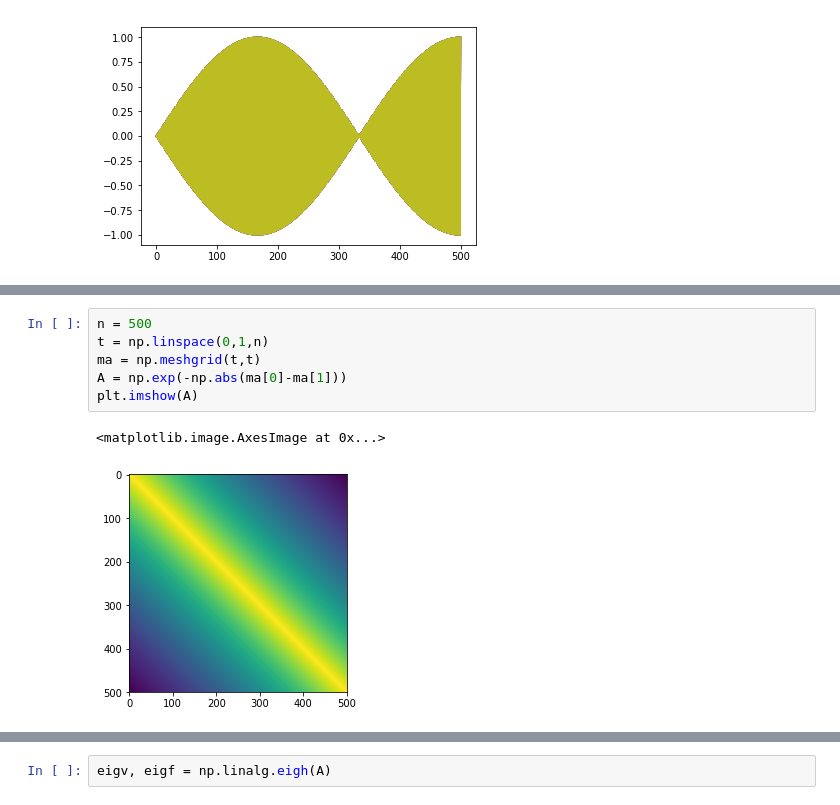
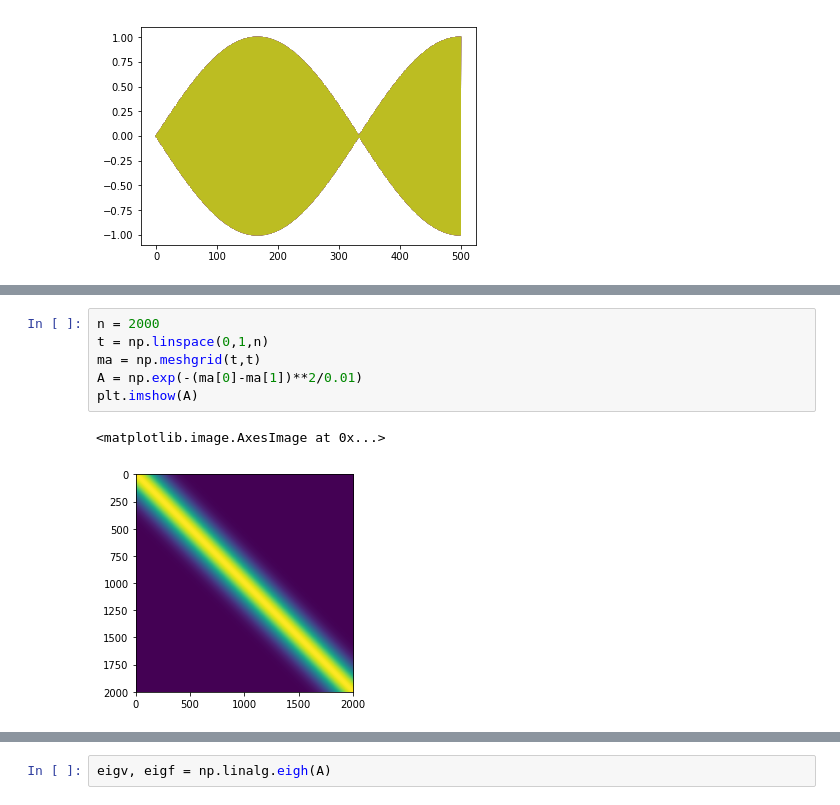
Before and after one commit to WilliamBo/MasterProject, a Jupyter notebook: Master Project/Code/IAF.ipynb, the cells around one changed output, grey strips where cells are left out. Saved outputs shown, nothing was run; the diff lists cells and outputs as text.

```diff
--- a/Master Project/Code/IAF.ipynb
+++ b/Master Project/Code/IAF.ipynb
@@ -292,9 +310,9 @@ from scipy.interpolate import UnivariateSpline
 # %%
-n = 500
+n = 2000
 t = np.linspace(0,1,n)
 ma = np.meshgrid(t,t)
-A = np.exp(-np.abs(ma[0]-ma[1]))
+A = np.exp(-(ma[0]-ma[1])**2/0.01)
 plt.imshow(A)
 # %% [output]
 <matplotlib.image.AxesImage at 0x...>
-[figure, old version]
+[figure, new version]
```
Also changed, not shown: parts of 71 cells of this notebook, 14 other files.
